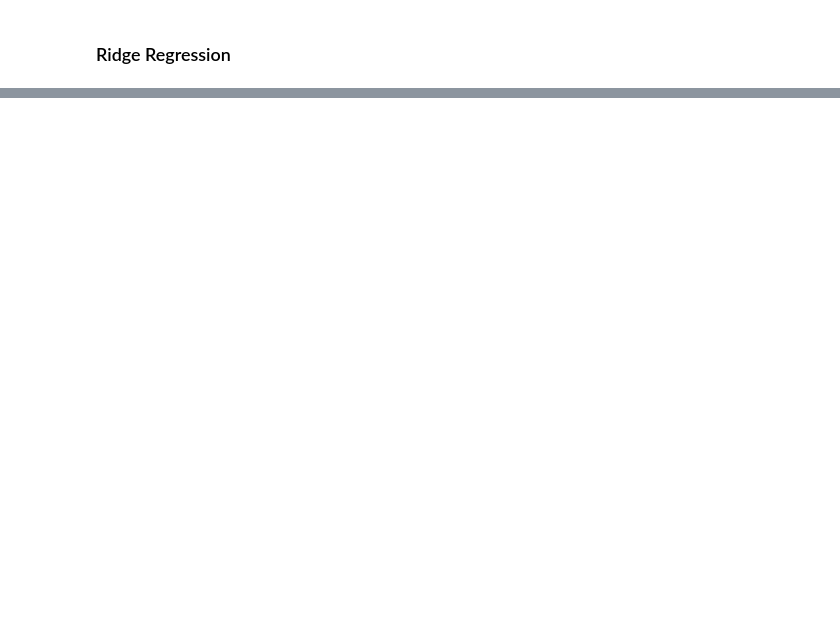
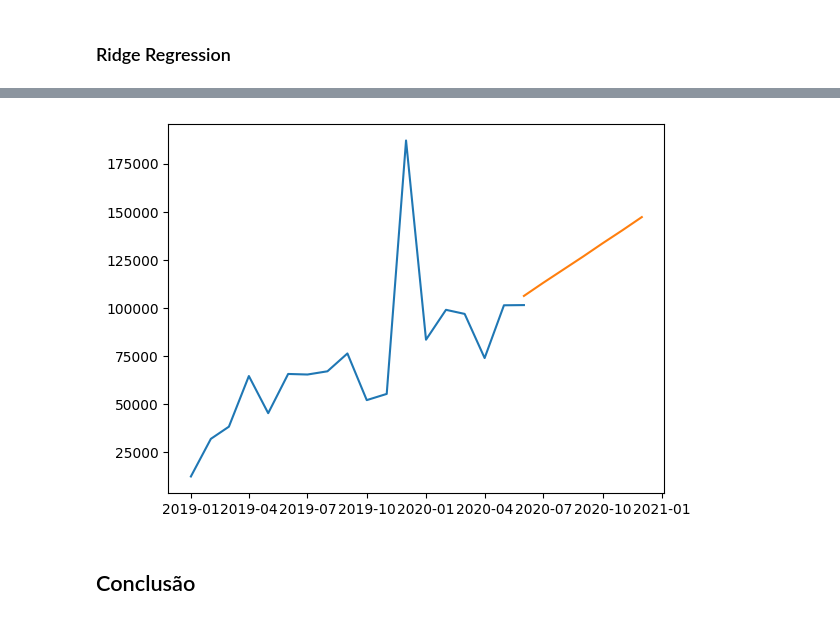
Before and after one commit to GabrielRomaoG/Insurance_policy_analysis, a Jupyter notebook: previsao_receita.ipynb, the cells around one changed output, grey strips where cells are left out. Saved outputs shown, nothing was run; the diff lists cells and outputs as text; code cells hidden in the pictures; blank space fills up the shorter version.

Commit message:
add previsao futura

```diff
--- a/previsao_receita.ipynb
+++ b/previsao_receita.ipynb
@@ -222,0 +218,15 @@ Mean absolute percentage Error: 13.31991183113461
+# %%
+#Colocando as datas até o final do ano de 2020
+
+datas_futuras = pd.date_range(start=df_receita_modelo['data'].max(), end='2020-12-31', freq='MS')
+
+#Adicionando as colunas de ano e mês para o modelo
+datas_futuras_df = pd.DataFrame({'data': datas_futuras})
+datas_futuras_df['ano'] = datas_futuras_df['data'].dt.year
+datas_futuras_df['mes'] = datas_futuras_df['data'].dt.month
+# %%
+previsoes_futuras = ridge_model.predict(datas_futuras_df[['ano', 'mes']])
+
+previsoes_futuras_df = pd.concat([datas_futuras_df, pd.DataFrame({'receita' : previsoes_futuras})], axis = 1)
+
+previsoes_futuras_df
@@ -222,0 +242,9 @@ Mean absolute percentage Error: 13.31991183113461
+# %%
+#Plottando as previsões e as receitas anteriores
+plt.plot(df_receita_modelo['data'], df_receita_modelo['receita'])
+plt.plot(datas_futuras_df['data'], previsoes_futuras)
+plt.show()
+# %% [output]
+[figure, added]
+# %% [markdown]
+## Conclusão
```
Also changed, not shown: parts of 9 cells of this notebook.
